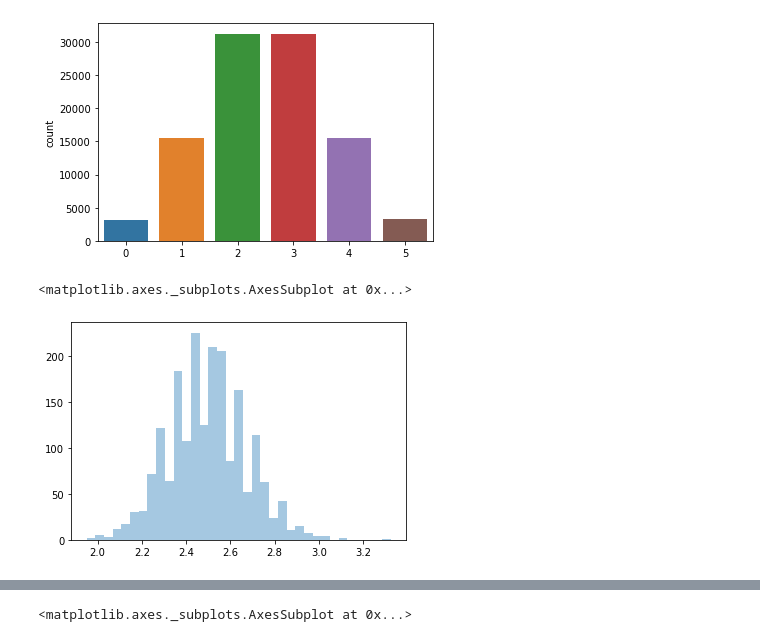
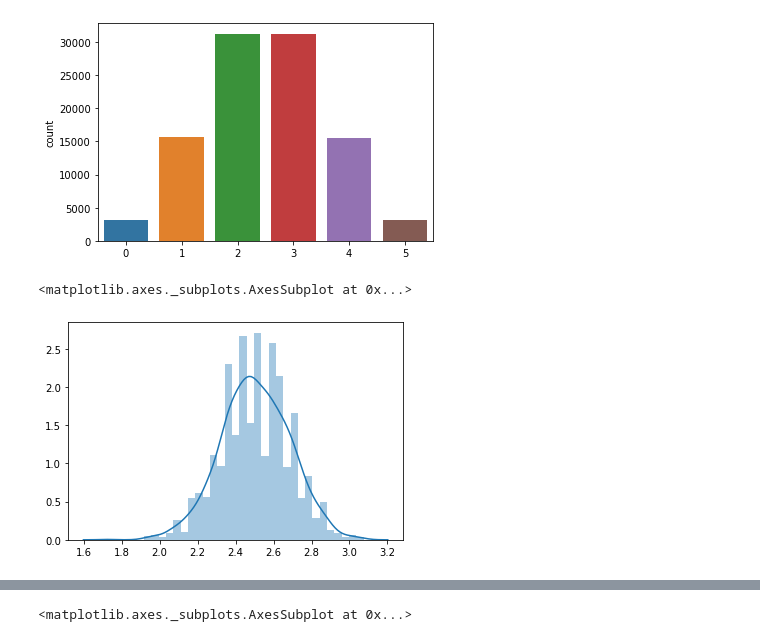
Before and after one commit to seanreed1111/stats-lectures, a Jupyter notebook: STATS-CentralLimitTheorem.ipynb, the cells around one changed output, grey strips where cells are left out. Drawn from its saved outputs; the diff is of its cells as text; code cells hidden in the pictures.

```diff
--- a/STATS-CentralLimitTheorem.ipynb
+++ b/STATS-CentralLimitTheorem.ipynb
@@ -148,10 +136,10 @@ sns.countplot(r)
 # %%
 # 2000 means
 n = 5
 p = 0.5
 r = stats.binom.rvs(n, p, size=(2000,40))
 # print(np.mean(r, axis=1)) #means for each of the 2000 samples
-sns.distplot(np.mean(r, axis=1), kde=False)
+sns.distplot(np.mean(r, axis=1), kde=True)
 # %% [output]
 <matplotlib.axes._subplots.AxesSubplot at 0x...>
-[figure, old version]
+[figure, new version]
```
Also changed, not shown: parts of 24 cells of this notebook, 1 other file.
